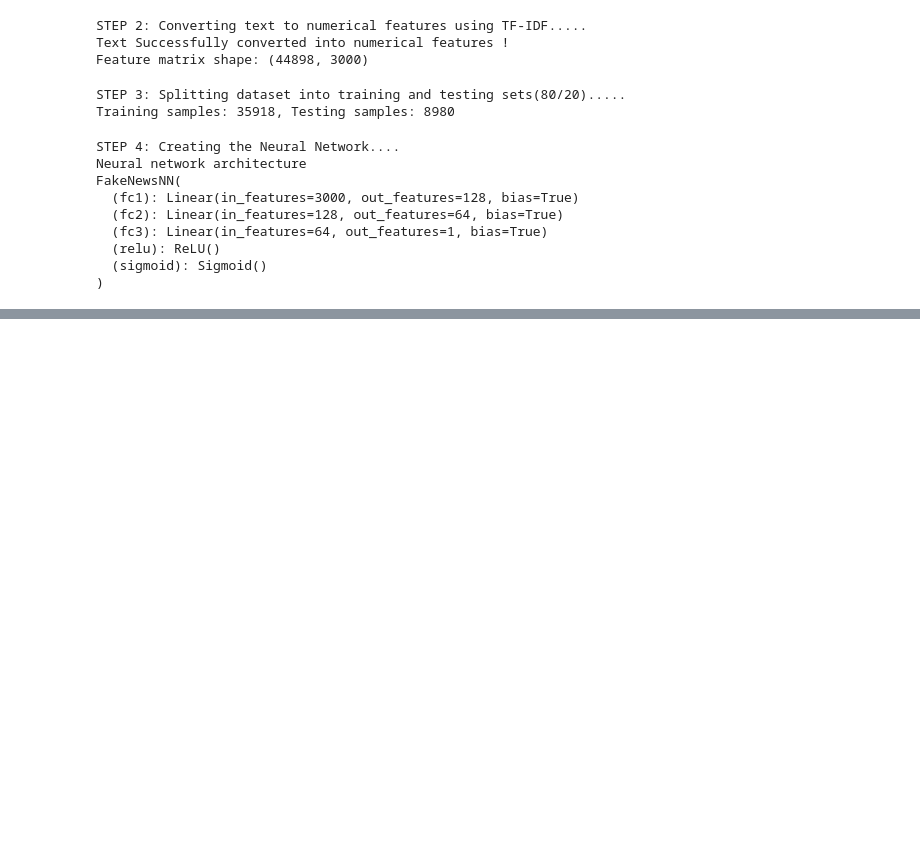
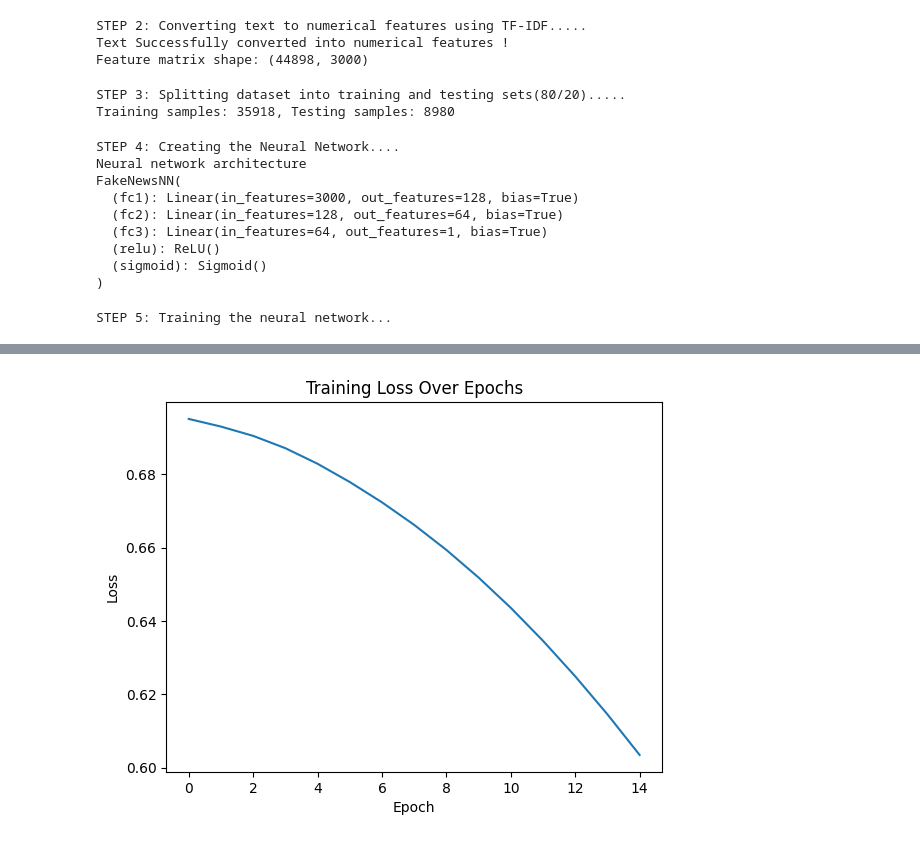
Before and after one commit to WassieTes/Fake-News-Detection-Using-a-Neural-Network, a Jupyter notebook: Fake News Detection.ipynb, the cells around one changed output, grey strips where cells are left out. Cells and saved outputs as stored; diff of their text form; code cells hidden in the pictures; blank space fills up the shorter version.

Commit message:
Evaluate the Model

```diff
--- a/Fake News Detection.ipynb
+++ b/Fake News Detection.ipynb
@@ -118,7 +118,7 @@ class FakeNewsNN(nn.Module):
         x = self.relu(self.fc1(x))
         x = self.relu(self.fc2(x))
         x = self.sigmoid(self.fc3(x))
-        return X
+        return x
 input_size = X_train.shape[1]
 model = FakeNewsNN(input_size)
 
@@ -139,29 +139,49 @@ FakeNewsNN(
 # STEP 5: Train the Model
 # ============================================================
 
-print("\nSTEP 5: Training the neural network....")
+print("\nSTEP 5: Training the neural network...")
 
+import torch
 import torch.optim as optim
 import matplotlib.pyplot as plt
 
-criterion = nn.BCELoss()
+# --- Convert training data to PyTorch tensors ---
+# X_train: shape (num_samples, num_features), type float
+X_train_tensor = torch.tensor(X_train, dtype=torch.float32)
+
+# y_train: reshape to (num_samples, 1) and convert to float
+y_train_tensor = torch.tensor(y_train.reshape(-1, 1), dtype=torch.float32)
+
+# --- Loss function and optimizer ---
+criterion = nn.BCELoss()  # Binary cross-entropy loss
 optimizer = optim.Adam(model.parameters(), lr=0.001)
 
+# --- Training loop ---
 epochs = 15
 losses = []
 
 for epoch in range(epochs):
-    outputs = model(X_train)
-    loss = criterion(outputs, y_train)
+    # Forward pass
+    outputs = model(X_train_tensor)
+
+    # Compute loss
+    loss = criterion(outputs, y_train_tensor)
+
+    # Backpropagation and weight update
     optimizer.zero_grad()
     loss.backward()
     optimizer.step()
+
+    # Store loss for plotting
     losses.append(loss.item())
-    print(f"Epoch {epoch+1}/{epoches} - loss: {loss.item(): .4f}")
 
-# plot training Loss
+    print(f"Epoch {epoch+1}/{epochs} - Loss: {loss.item():.4f}")
+
+# --- Plot training loss ---
 plt.plot(losses)
 plt.title("Training Loss Over Epochs")
 plt.xlabel("Epoch")
 plt.ylabel("Loss")
 plt.show()
+# %% [output]
+STEP 5: Training the neural network...
@@ -167,0 +203 @@ plt.show()
+[figure, added]
```
Also changed, not shown: parts of 2 cells of this notebook.
